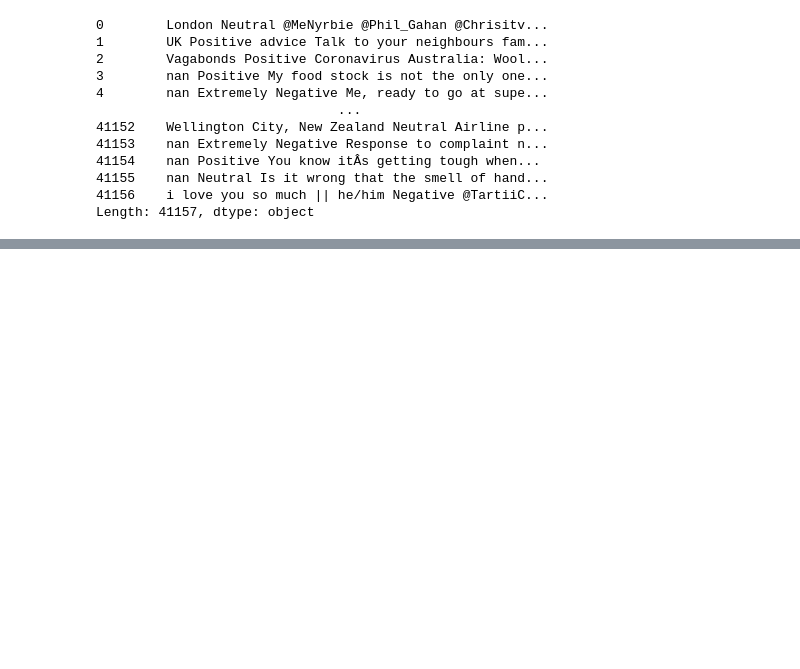
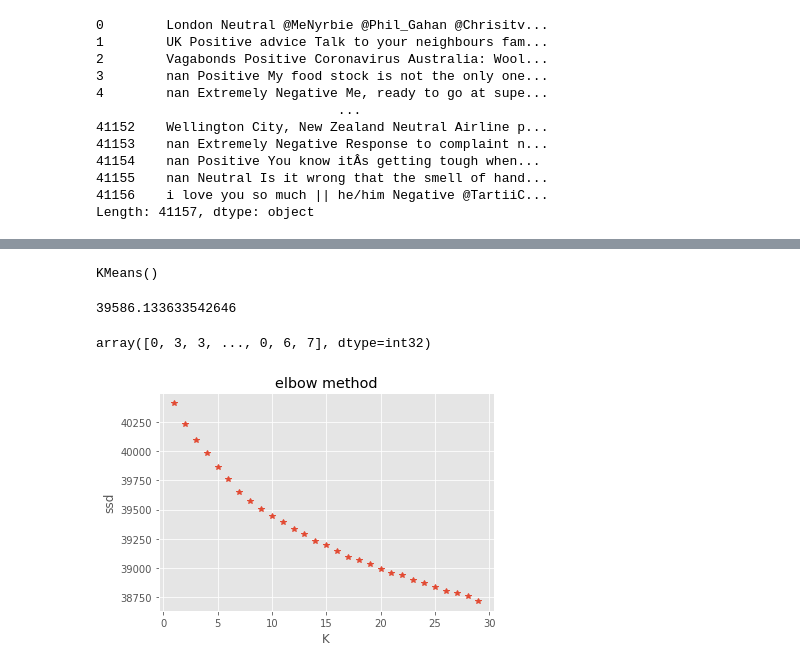
Before and after one commit to wassimchouchen/Natural-Language-Processing, a Jupyter notebook: unsupervised-clutering-tweets.ipynb, the cells around one changed output, grey strips where cells are left out. Saved outputs shown, nothing was run; the diff lists cells and outputs as text; code cells hidden in the pictures; blank space fills up the shorter version.

```diff
--- a/unsupervised-clutering-tweets.ipynb
+++ b/unsupervised-clutering-tweets.ipynb
@@ -129,0 +134,10 @@ for label, cmap in zip(['Positive', 'Negative', 'Neutral', 'Extremely Positive',
+# %%
+from sklearn.cluster  import KMeans
+km=KMeans()
+km.fit(tfidf)
+# %% [output]
+KMeans()
+# %%
+km.inertia_
+# %% [output]
+39586.133633542646
@@ -129,0 +146,20 @@ for label, cmap in zip(['Positive', 'Negative', 'Neutral', 'Extremely Positive',
+# %%
+cluster_labels
+# %% [output]
+array([0, 3, 3, ..., 0, 6, 7], dtype=int32)
+# %%
+ssd=[]
+K = range(1,30)
+for k in K:
+    km=KMeans(n_clusters=k)
+    km=km.fit(tfidf)
+    ssd.append(km.inertia_)
+
+
+plt.plot(K, ssd , "*")
+plt.xlabel("K")
+plt.ylabel("ssd")
+plt.title("elbow method")
+plt.show()
+# %% [output]
+[figure, added]
```
Also changed, not shown: parts of 8 cells of this notebook.
